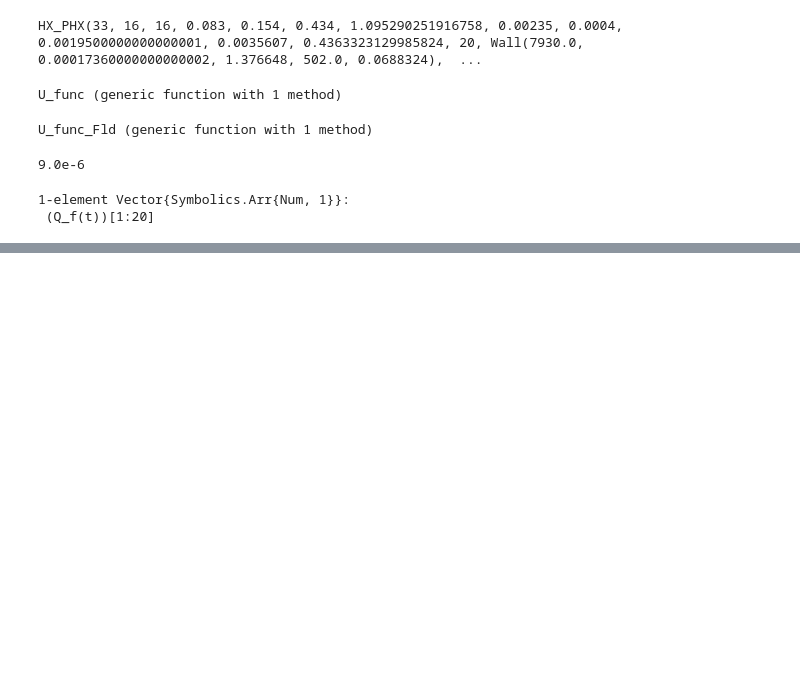
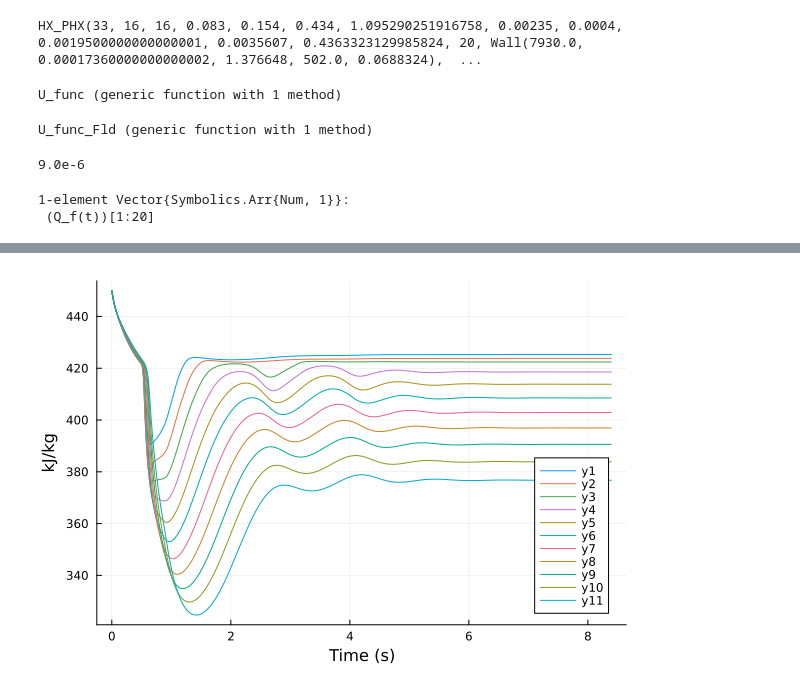
Before and after one commit to PyewDegul/HP_simulation_jl, a Jupyter notebook: 250824_Q11_revised.ipynb, the cells around one changed output, grey strips where cells are left out. Cells and saved outputs as stored; diff of their text form; code cells hidden in the pictures; blank space fills up the shorter version.

```diff
--- a/250824_Q11_revised.ipynb
+++ b/250824_Q11_revised.ipynb
@@ -532,0 +493,25 @@ plot_the_res(sol_real)
+# %%
+function plot_the_res(sol, N=N)
+    # 1. Data extraction
+    sol_t = sol[1]
+    P_sol = sol[2]
+    # h_sol : h1, h2, ... array
+    h_sols = sol[3:(2+N)]
+    mdot_sols = sol[(3+N):end]
+
+    # Restrict view to t >= 0.4
+    i0 = findfirst(>=(0.01), sol_t)
+    i0 === nothing && (i0 = 1)
+    t_view = sol_t[i0:end]
+    P_view = P_sol[i0:end]
+
+    # 2. Plot
+    p1 = Plots.plot(sol_t, P_sol ./ 1e3, label="Pressure (P)", xlabel="Time (s)", ylabel="kPa")
+    p2 = Plots.plot(sol_t, h_sols[10:end]./ 1e3, xlabel="Time (s)", ylabel="kJ/kg", legend=:best)
+    p3 = Plots.plot(sol_t, mdot_sols[end], label="Mass Flow Rate (mdot)", xlabel="Time (s)", ylabel="kg/s")
+
+    return p2
+end
+plot_the_res(sol_real)
+# %% [output]
+[figure, added]
```
Also changed, not shown: parts of 6 cells of this notebook, 1 other file.
